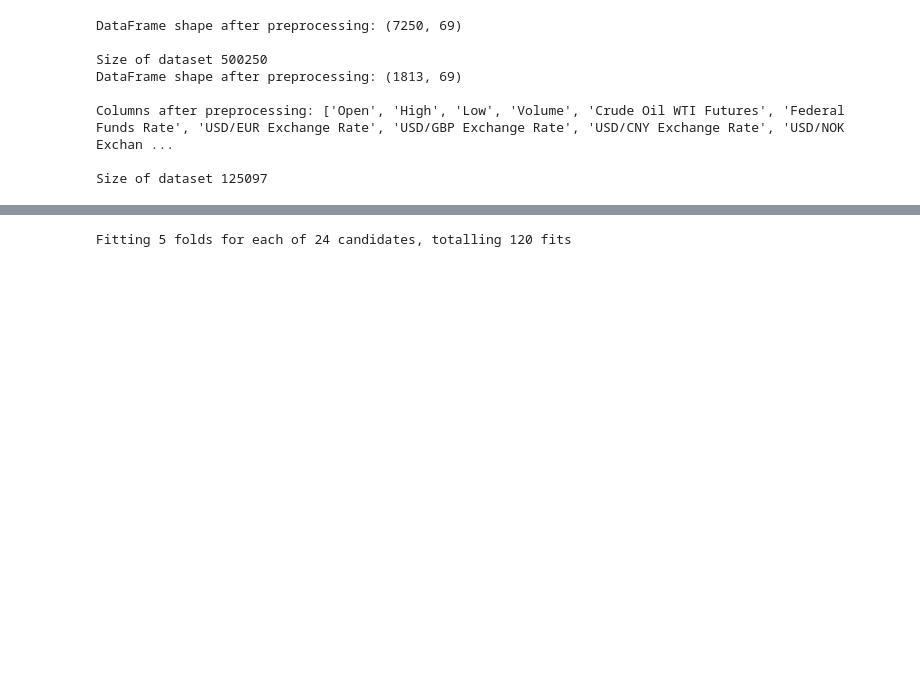
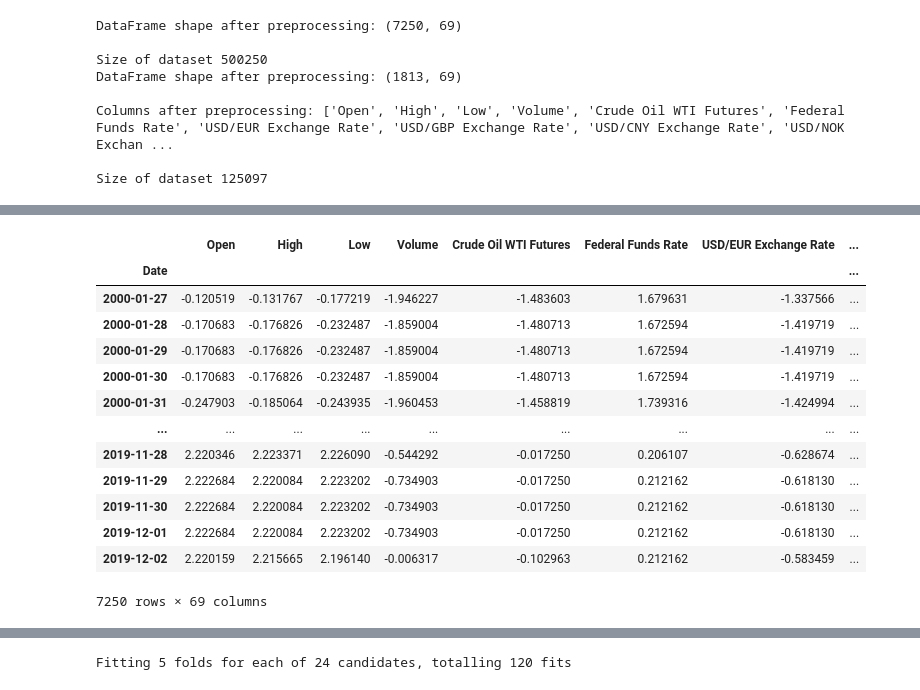
Before and after one commit to KareemAbedHelmy/StockPrediction, a Jupyter notebook: LeeFiles/data_preprocessingv3_dataset3.ipynb, the cells around one changed output, grey strips where cells are left out. Drawn from its saved outputs; the diff is of its cells as text; code cells hidden in the pictures; blank space fills up the shorter version.

```diff
--- a/LeeFiles/data_preprocessingv3_dataset3.ipynb
+++ b/LeeFiles/data_preprocessingv3_dataset3.ipynb
@@ -739,3 +740,20 @@ NameError: name 'dates_train_seq' is not defined
+# %%
+scaled_train_df
+# %% [output]
+|  | Open | High | Low | Volume | Crude Oil WTI Futures | Federal Funds Rate | USD/EUR Exchange Rate | ... |
+| Date |  |  |  |  |  |  |  | ... |
+| 2000-01-27 | -0.120519 | -0.131767 | -0.177219 | -1.946227 | -1.483603 | 1.679631 | -1.337566 | ... |
+| 2000-01-28 | -0.170683 | -0.176826 | -0.232487 | -1.859004 | -1.480713 | 1.672594 | -1.419719 | ... |
+| 2000-01-29 | -0.170683 | -0.176826 | -0.232487 | -1.859004 | -1.480713 | 1.672594 | -1.419719 | ... |
+| 2000-01-30 | -0.170683 | -0.176826 | -0.232487 | -1.859004 | -1.480713 | 1.672594 | -1.419719 | ... |
+| 2000-01-31 | -0.247903 | -0.185064 | -0.243935 | -1.960453 | -1.458819 | 1.739316 | -1.424994 | ... |
+| ... | ... | ... | ... | ... | ... | ... | ... | ... |
+| 2019-11-28 | 2.220346 | 2.223371 | 2.226090 | -0.544292 | -0.017250 | 0.206107 | -0.628674 | ... |
+| 2019-11-29 | 2.222684 | 2.220084 | 2.223202 | -0.734903 | -0.017250 | 0.212162 | -0.618130 | ... |
+| 2019-11-30 | 2.222684 | 2.220084 | 2.223202 | -0.734903 | -0.017250 | 0.212162 | -0.618130 | ... |
+| 2019-12-01 | 2.222684 | 2.220084 | 2.223202 | -0.734903 | -0.017250 | 0.212162 | -0.618130 | ... |
+| 2019-12-02 | 2.220159 | 2.215665 | 2.196140 | -0.006317 | -0.102963 | 0.212162 | -0.583459 | ... |
+7250 rows × 69 columns
 # %%
 from sklearn.svm import LinearSVR
 from sklearn.model_selection import TimeSeriesSplit, GridSearchCV
```
Also changed, not shown: parts of 11 cells of this notebook, 2 other files.
